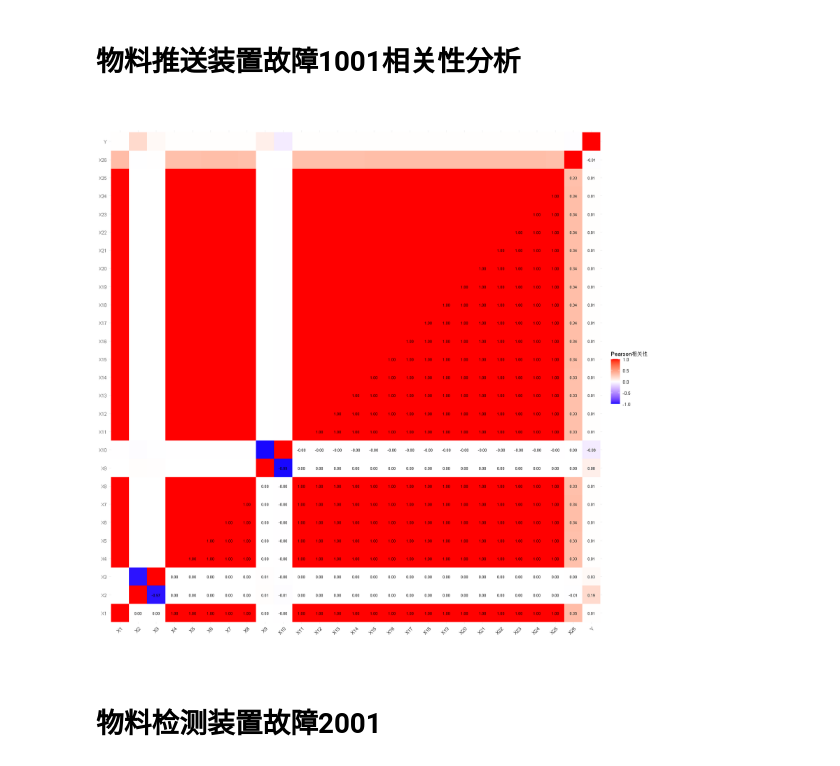
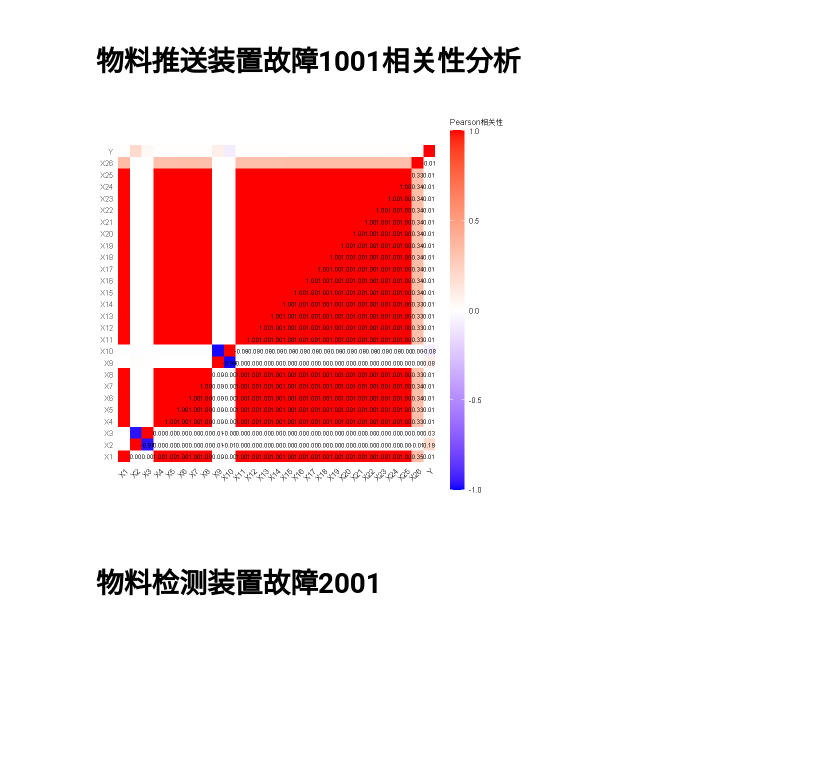
Before and after one commit to StarCodeQuest/-, a Jupyter notebook: 45/相关性分析.ipynb, the cells around one changed output. Cells and saved outputs as stored; diff of their text form; code cells hidden in the pictures; blank space fills up the shorter version.

Commit message:
相关性分析热力图 （修正版）

```diff
--- a/45/相关性分析.ipynb
+++ b/45/相关性分析.ipynb
@@ -77,38 +77,39 @@ cor_melted <- melt(cor_matrix)
 
 # 调整因子级别以升序排列X
 cor_melted$Var1 <- factor(cor_melted$Var1, levels = colnames(X)) # Y轴使用升序
 cor_melted$Var2 <- factor(cor_melted$Var2, levels = colnames(X)) # X轴也使用升序
 
 # 筛选下三角矩阵
 cor_melted_lower_triangle <- subset(cor_melted, as.numeric(Var1) < as.numeric(Var2))
 
 
 # 生成仅对下三角矩阵进行文本注释的热图
 heatmap_plot <- ggplot(cor_melted, aes(x = Var2, y = Var1, fill = value)) +
   #geom_tile(color = "black", size = 0.1) + 加黑色边框
 geom_tile() +
   geom_text(data = cor_melted_lower_triangle,
             aes(label = sprintf("%.2f", value)),
             color = "black", size = 2.5) +
   scale_fill_gradient2(low = "blue", high = "red", mid = "white",
                        midpoint = 0, limit = c(-1, 1), space = "Lab",
                        name="Pearson相关性") +
   theme_minimal() +
-  theme(axis.text.x = element_text(angle = 45, hjust = 1),
-        axis.text.y = element_text(angle = 0),
+    theme(axis.text.x = element_text(angle = 45, hjust = 1),
         axis.title.x = element_blank(),
         axis.title.y = element_blank(),
-        legend.position = "right") +
+        legend.position = "right", # 确保图例位于右侧
+        legend.key.height = unit(0.18, "npc"), # 调整图例键的高度以匹配图表高度
+        legend.title = element_text(size = 10)) + # 如有必要，调整图例标题的大小
   coord_fixed()
 
 # 显示热图
 print(heatmap_plot)
 
 
 # 将热图保存为图像文件
-ggsave("物料推送装置故障1001相关性分析热力图.png", plot = heatmap_plot, width = 10, height = 8, dpi = 300)
+ggsave("./Models_可视化/相关性可视化/物料推送装置故障1001相关性分析热力图.png", plot = heatmap_plot, width = 10, height = 8, dpi = 300)
 # %% [output]
-[figure, old version]
+[figure, new version]
 # %% [markdown]
 # 物料检测装置故障2001
 # %%
```
Also changed, not shown: parts of 8 cells of this notebook, 9 other files.
